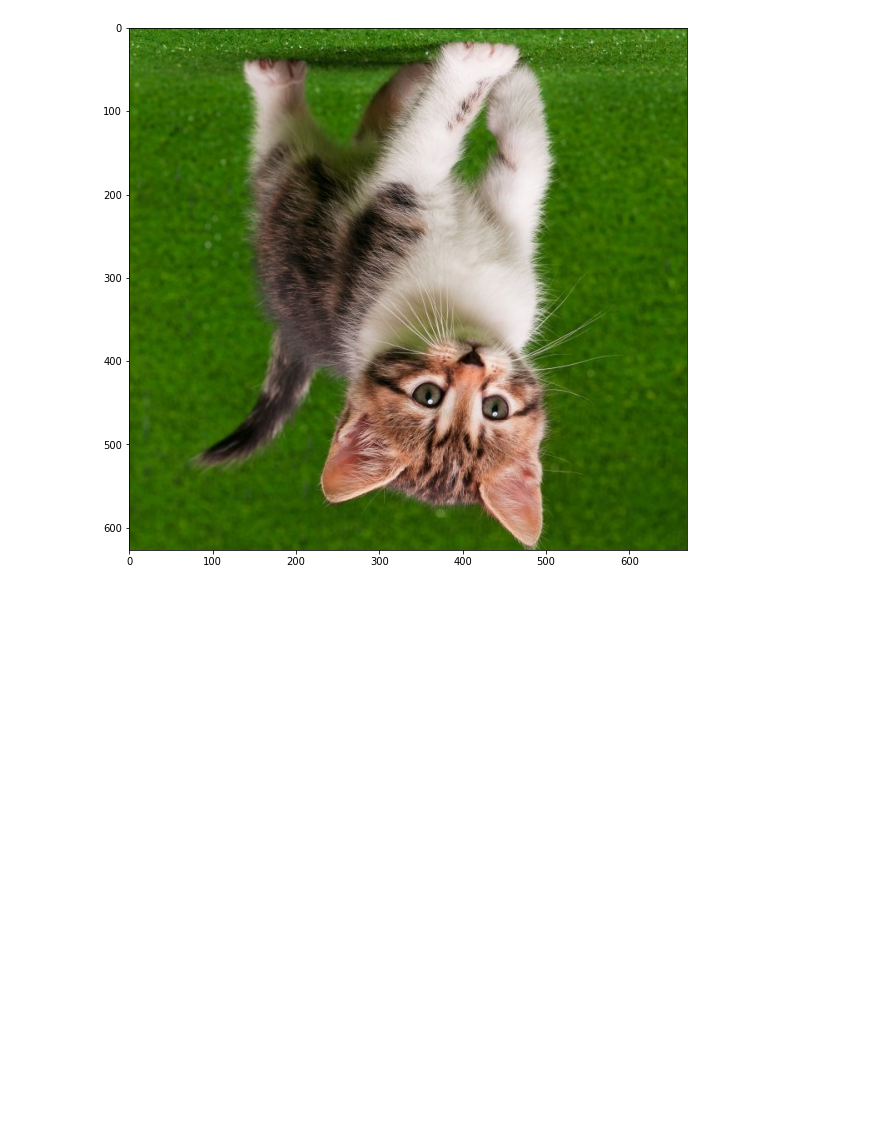
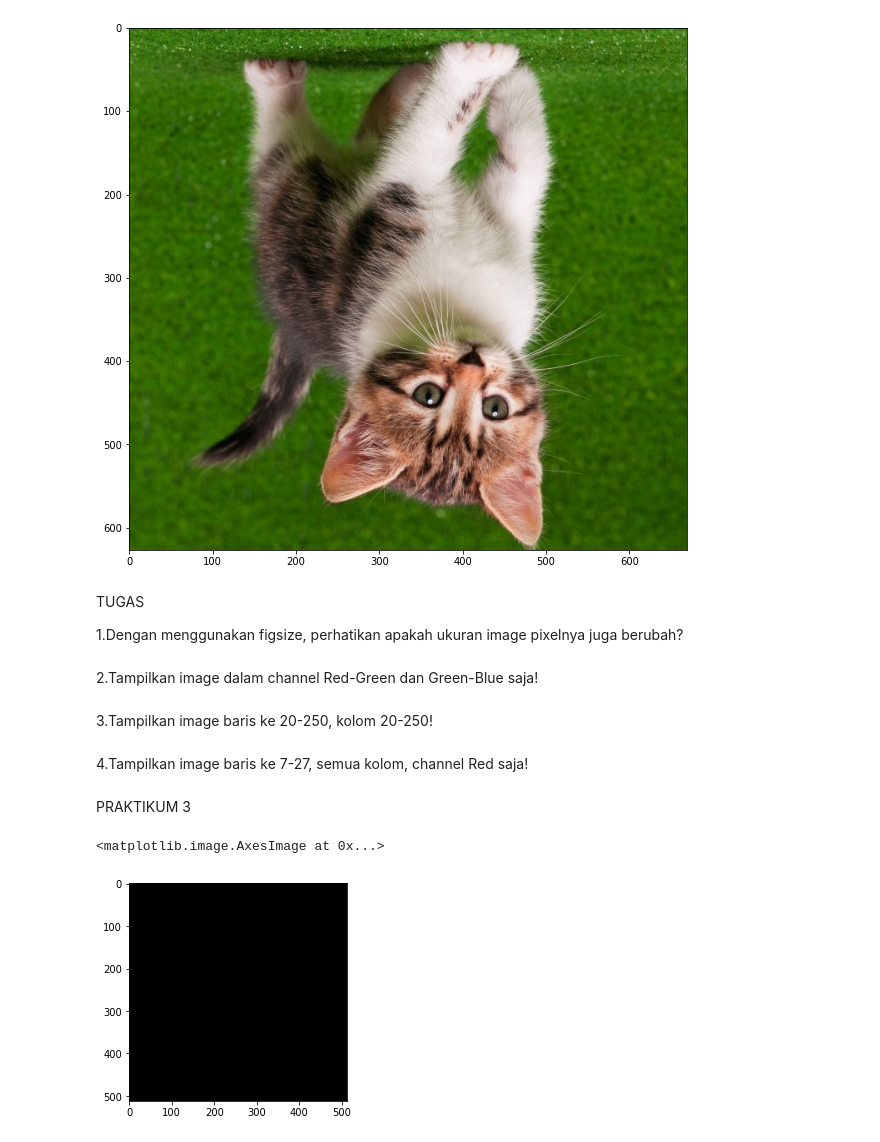
Before and after one commit to sanggaasmara/PCVK_Genap_2022, a Jupyter notebook: jobsheet2.ipynb, the cells around one changed output. Saved outputs shown, nothing was run; the diff lists cells and outputs as text; code cells hidden in the pictures; blank space fills up the shorter version.

```diff
--- a/jobsheet2.ipynb
+++ b/jobsheet2.ipynb
@@ -65,3 +65,22 @@ ax.imshow(img5)
 # %% [output]
 <matplotlib.image.AxesImage at 0x...>
 [figure]
+# %% [markdown]
+TUGAS
+
+1.Dengan menggunakan figsize, perhatikan apakah ukuran image pixelnya juga
+berubah?
+# %% [markdown]
+2.Tampilkan image dalam channel Red-Green dan Green-Blue saja!
+# %% [markdown]
+3.Tampilkan image baris ke 20-250, kolom 20-250!
+# %% [markdown]
+4.Tampilkan image baris ke 7-27, semua kolom, channel Red saja!
+# %% [markdown]
+PRAKTIKUM 3
+# %%
+black_img = np.zeros(shape=(512,512,3),dtype=np.int16)
+plt.imshow(black_img)
+# %% [output]
+<matplotlib.image.AxesImage at 0x...>
+[figure, added]
```
